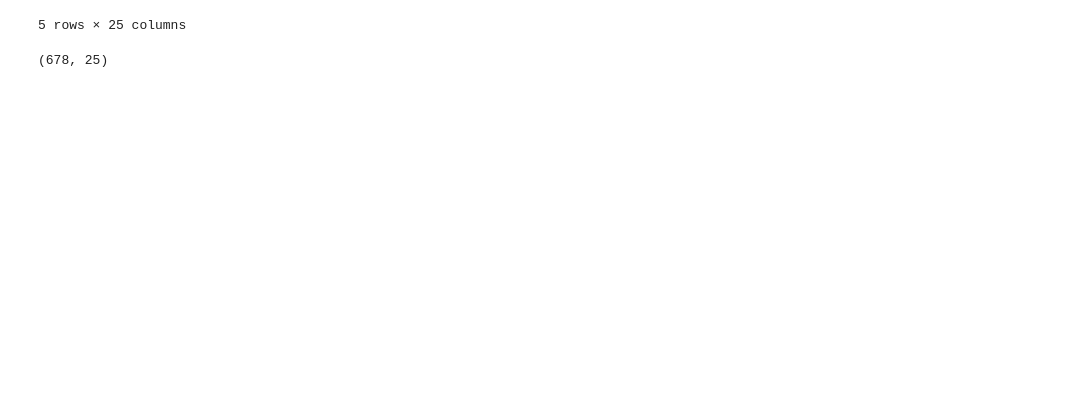
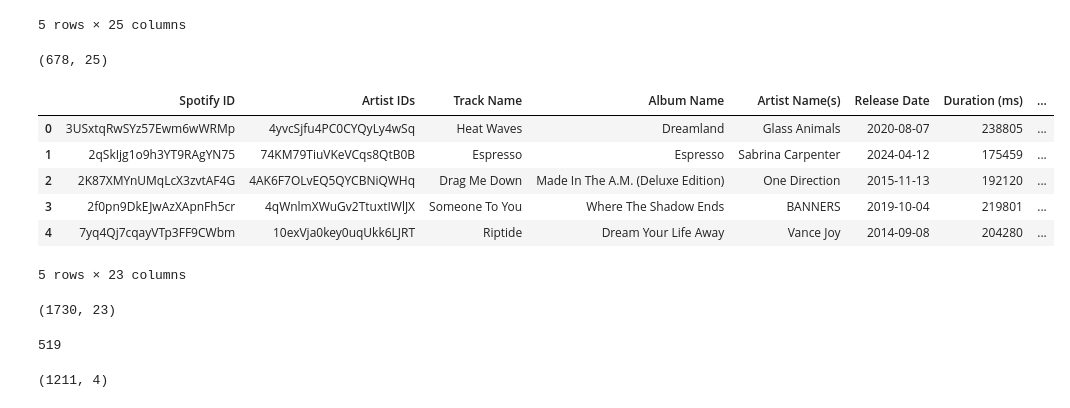
Before and after one commit to Sangharsh1215/Spotify-Playlist-Sentiment-Analyzer, a Jupyter notebook: main.ipynb, the cells around one changed output. Saved outputs shown, nothing was run; the diff lists cells and outputs as text; code cells hidden in the pictures; blank space fills up the shorter version.

```diff
--- a/main.ipynb
+++ b/main.ipynb
@@ -294,0 +298,34 @@ d.to_csv('final_energetic.csv')
+# %%
+h1 = pd.read_csv(r"C:\Users\Sangharsh\Desktop\git\Spotify-Playlist-Sentiment-Analyzer\happy\good_mood_happy_mix.csv")
+h2 = pd.read_csv(r"C:\Users\Sangharsh\Desktop\git\Spotify-Playlist-Sentiment-Analyzer\happy\happy_songs__english.csv")
+h3 = pd.read_csv(r"C:\Users\Sangharsh\Desktop\git\Spotify-Playlist-Sentiment-Analyzer\happy\happy_songs_everyone_knows__.csv")
+h4 = pd.read_csv(r"C:\Users\Sangharsh\Desktop\git\Spotify-Playlist-Sentiment-Analyzer\happy\happy_songs_that_cured_my_depression_.csv")
+h5 = pd.read_csv(r"C:\Users\Sangharsh\Desktop\git\Spotify-Playlist-Sentiment-Analyzer\happy\happy_songsclean.csv")
+h6 = pd.read_csv(r"C:\Users\Sangharsh\Desktop\git\Spotify-Playlist-Sentiment-Analyzer\happy\imagination.csv")
+h7 = pd.read_csv(r"C:\Users\Sangharsh\Desktop\git\Spotify-Playlist-Sentiment-Analyzer\happy\mood_booster.csv")
+h8 = pd.read_csv(r"C:\Users\Sangharsh\Desktop\git\Spotify-Playlist-Sentiment-Analyzer\happy\english_positive_mood_songs.csv")
+h9 = pd.read_csv(r"C:\Users\Sangharsh\Desktop\git\Spotify-Playlist-Sentiment-Analyzer\happy\feel_good_happy_mix.csv")
+h10 = pd.read_csv(r"C:\Users\Sangharsh\Desktop\git\Spotify-Playlist-Sentiment-Analyzer\happy\feel_good_songs__happy_vibes_only__.csv")
+h11= pd.read_csv(r"C:\Users\Sangharsh\Desktop\git\Spotify-Playlist-Sentiment-Analyzer\happy\good_energy.csv")
+h12= pd.read_csv(r"C:\Users\Sangharsh\Desktop\git\Spotify-Playlist-Sentiment-Analyzer\happy\happy_english_songs_.csv")
+h13= pd.read_csv(r"C:\Users\Sangharsh\Desktop\git\Spotify-Playlist-Sentiment-Analyzer\happy\happy_love_songs_english.csv")
+h14= pd.read_csv(r"C:\Users\Sangharsh\Desktop\git\Spotify-Playlist-Sentiment-Analyzer\happy\happy_songs_to_get_over_it_.csv")
+h15= pd.read_csv(r"C:\Users\Sangharsh\Desktop\git\Spotify-Playlist-Sentiment-Analyzer\happy\happy_songs_to_scream_in_the_car.csv")
+h16= pd.read_csv(r"C:\Users\Sangharsh\Desktop\git\Spotify-Playlist-Sentiment-Analyzer\happy\positive_energy.csv")
+h17= pd.read_csv(r"C:\Users\Sangharsh\Desktop\git\Spotify-Playlist-Sentiment-Analyzer\happy\positive_vibes_music.csv")
+# %%
+h = pd.concat([h1,h2,h3,h4,h5,h6,h7,h8,h9,h10,h11,h12,h13,h14,h15,h16,h17])
+# %%
+h.head()
+# %% [output]
+|  | Spotify ID | Artist IDs | Track Name | Album Name | Artist Name(s) | Release Date | Duration (ms) | ... |
+| 0 | 3USxtqRwSYz57Ewm6wWRMp | 4yvcSjfu4PC0CYQyLy4wSq | Heat Waves | Dreamland | Glass Animals | 2020-08-07 | 238805 | ... |
+| 1 | 2qSkIjg1o9h3YT9RAgYN75 | 74KM79TiuVKeVCqs8QtB0B | Espresso | Espresso | Sabrina Carpenter | 2024-04-12 | 175459 | ... |
+| 2 | 2K87XMYnUMqLcX3zvtAF4G | 4AK6F7OLvEQ5QYCBNiQWHq | Drag Me Down | Made In The A.M. (Deluxe Edition) | One Direction | 2015-11-13 | 192120 | ... |
+| 3 | 2f0pn9DkEJwAzXApnFh5cr | 4qWnlmXWuGv2TtuxtIWlJX | Someone To You | Where The Shadow Ends | BANNERS | 2019-10-04 | 219801 | ... |
+| 4 | 7yq4Qj7cqayVTp3FF9CWbm | 10exVja0key0uqUkk6LJRT | Riptide | Dream Your Life Away | Vance Joy | 2014-09-08 | 204280 | ... |
+5 rows × 23 columns
+# %%
+h.shape
+# %% [output]
+(1730, 23)
@@ -294,0 +340,4 @@ d.to_csv('final_energetic.csv')
+# %%
+print(num_duplicates)
+# %% [output]
+519
@@ -294,0 +347,4 @@ d.to_csv('final_energetic.csv')
+# %%
+h.shape
+# %% [output]
+(1211, 4)
```
Also changed, not shown: parts of 23 cells of this notebook, 27 other files.
